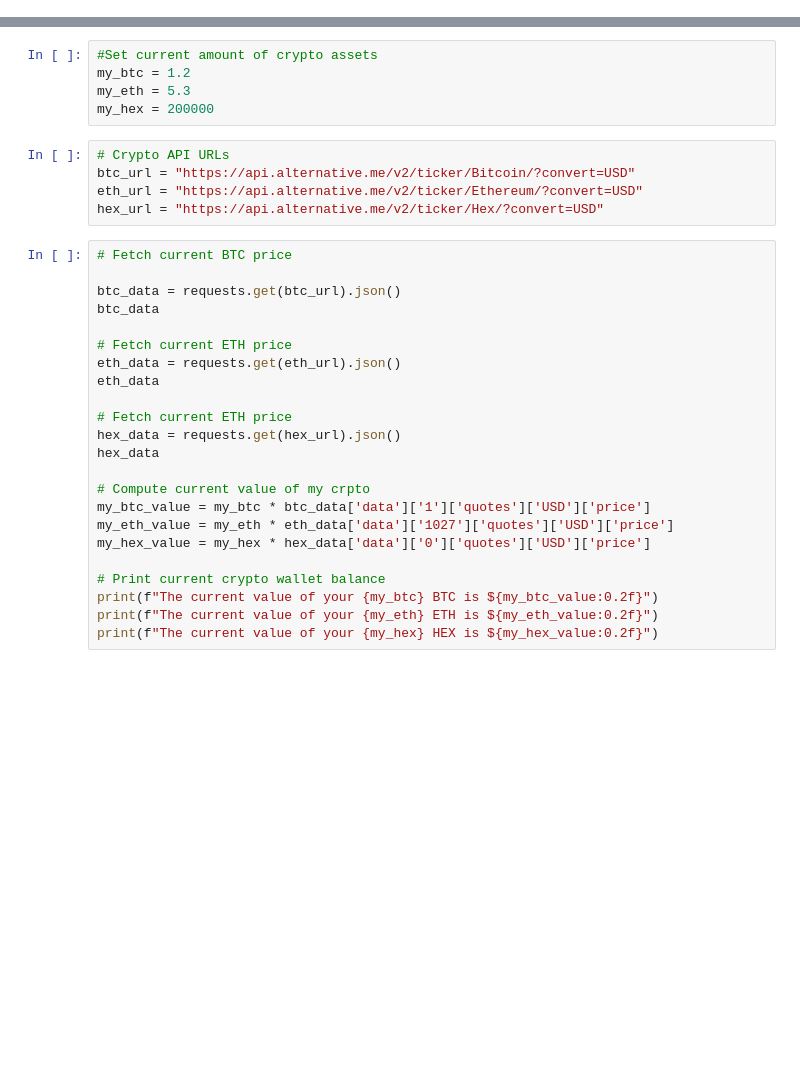
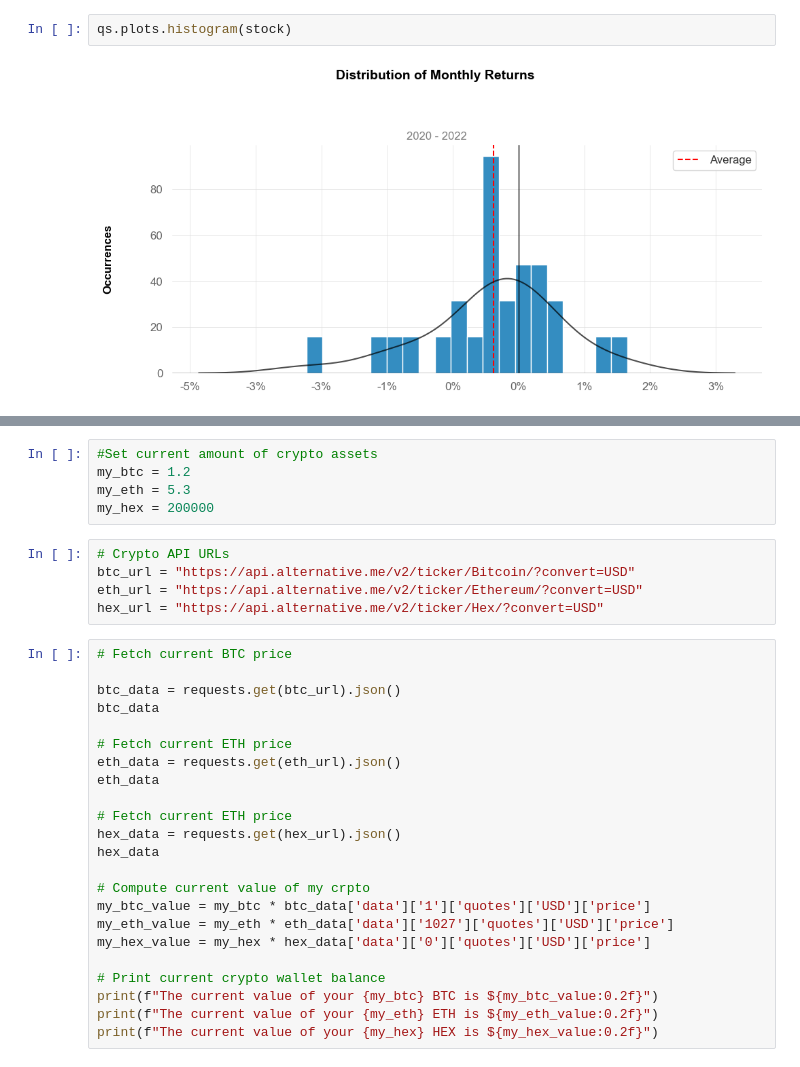
Before and after one commit to dannynday/group-project-1, a Jupyter notebook: Self-Project.ipynb, the cells around one changed output, grey strips where cells are left out. Saved outputs shown, nothing was run; the diff lists cells and outputs as text; blank space fills up the shorter version.

```diff
--- a/Self-Project.ipynb
+++ b/Self-Project.ipynb
@@ -39,3 +49,7 @@ SyntaxError: positional argument follows keyword argument (3637470072.py, line 1
+# %%
+qs.plots.histogram(stock)
+# %% [output]
+[figure, added]
 # %%
 # Load .env enviroment variables
 load_dotenv()
```
Also changed, not shown: parts of 10 cells of this notebook.
